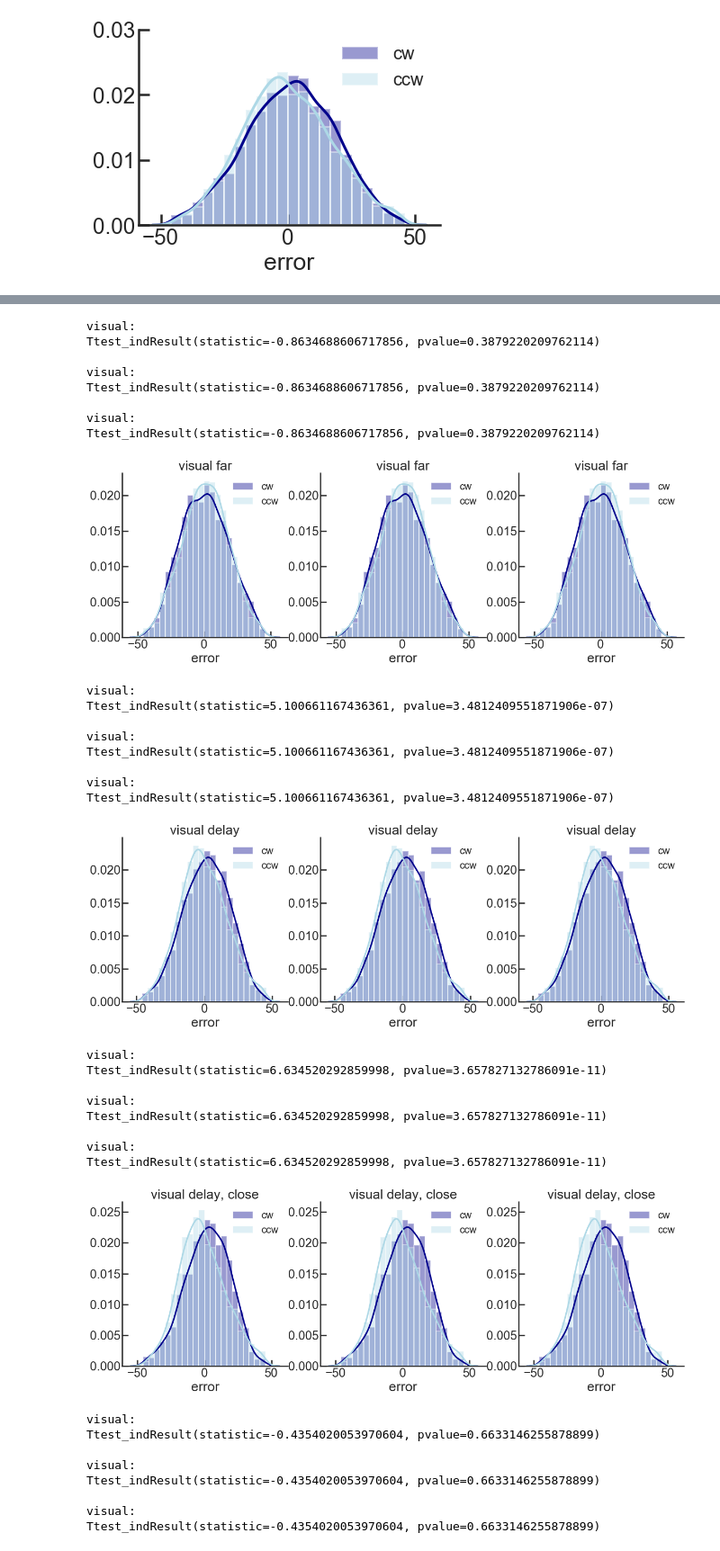
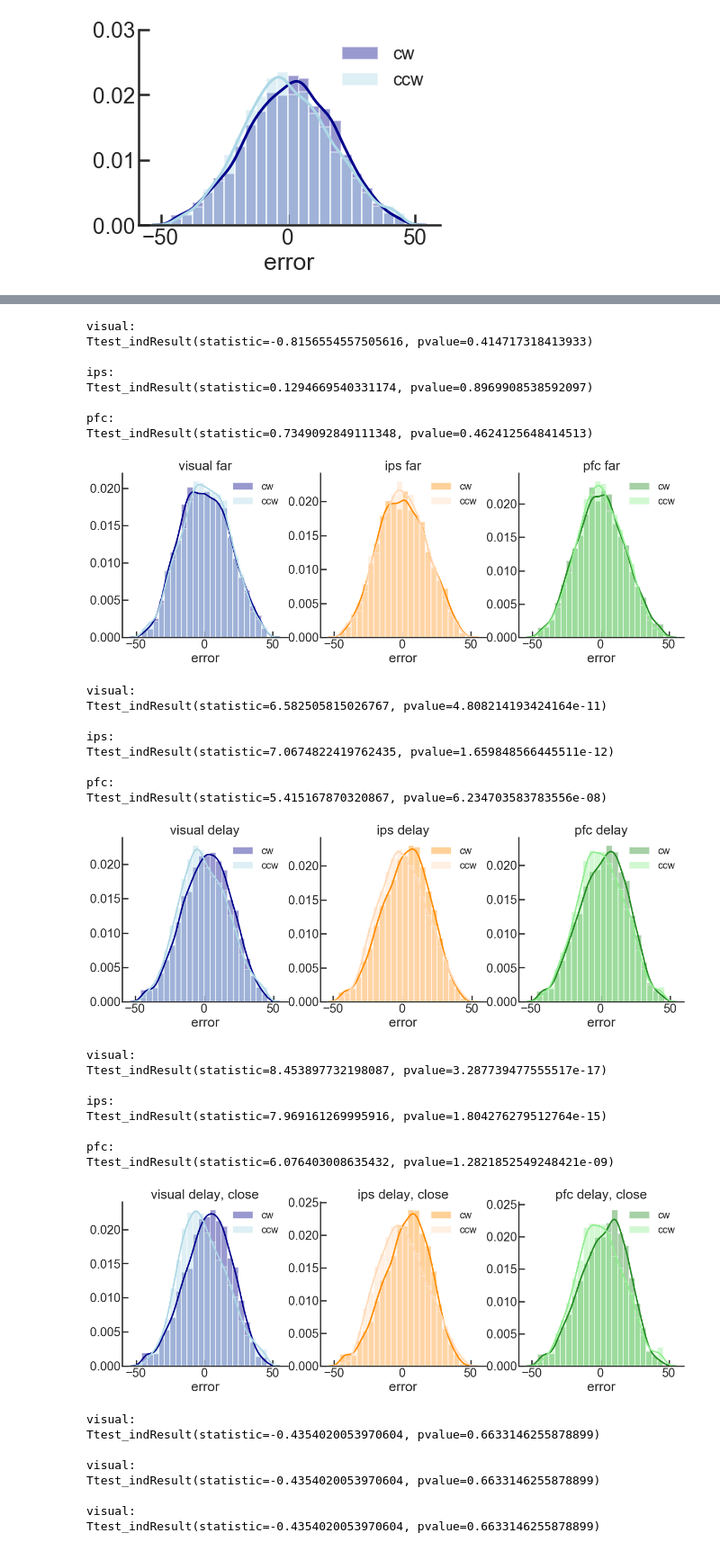
Before and after one commit to davidbestue/encoding, a Jupyter notebook: scripts/plots/IEM/Angle_decoding_popvector.ipynb, the cells around one changed output, grey strips where cells are left out. Shown at 90% size. Cells and saved outputs as stored; diff of their text form; code cells hidden in the pictures.

```diff
--- a/scripts/plots/IEM/Angle_decoding_popvector.ipynb
+++ b/scripts/plots/IEM/Angle_decoding_popvector.ipynb
@@ -146,7 +149,7 @@ ax3 = f.add_subplot(133)
 axes=[ax1,ax2,ax3]
 
 
-for idx, region_ in enumerate(['visual', 'visual', 'visual']):
+for idx, region_ in enumerate(['visual', 'ips', 'pfc']):
     plt.subplot(int(str(13) + str(idx+1)))
     cw_data = df.loc[(df['sign_dist']=='cw') & (df['brain_region']==region_)].error[~np.isnan(df.loc[(df['sign_dist']=='cw') & (df['brain_region']==region_)].error)]
     ccw_data = df.loc[(df['sign_dist']=='ccw') & (df['brain_region']==region_)].error[~np.isnan(df.loc[(df['sign_dist']=='ccw') & (df['brain_region']==region_)].error)]
@@ -200,7 +203,7 @@ ax3 = f.add_subplot(133)
 axes=[ax1,ax2,ax3]
 
 
-for idx, region_ in enumerate(['visual', 'visual', 'visual']):
+for idx, region_ in enumerate(['visual', 'ips', 'pfc']):
     plt.subplot(int(str(13) + str(idx+1)))
     cw_data = df.loc[(df['sign_dist']=='cw') & (df['brain_region']==region_) & (df['distractor_distance_abs']<45)].error[~np.isnan(df.loc[(df['sign_dist']=='cw') & (df['brain_region']==region_) & (df['distractor_distance_abs']<45)].error)]
     ccw_data = df.loc[(df['sign_dist']=='ccw') & (df['brain_region']==region_)& (df['distractor_distance_abs']<45)].error[~np.isnan(df.loc[(df['sign_dist']=='ccw') & (df['brain_region']==region_) & (df['distractor_distance_abs']<45)].error)]
@@ -254,7 +257,7 @@ ax3 = f.add_subplot(133)
 axes=[ax1,ax2,ax3]
 
 
-for idx, region_ in enumerate(['visual', 'visual', 'visual']):
+for idx, region_ in enumerate(['visual', 'ips', 'pfc']):
     plt.subplot(int(str(13) + str(idx+1)))
     cw_data = df.loc[(df['sign_dist']=='cw') & (df['brain_region']==region_) & (df['distractor_distance_abs']>45)].error[~np.isnan(df.loc[(df['sign_dist']=='cw') & (df['brain_region']==region_) & (df['distractor_distance_abs']>45)].error)]
     ccw_data = df.loc[(df['sign_dist']=='ccw') & (df['brain_region']==region_)& (df['distractor_distance_abs']>45)].error[~np.isnan(df.loc[(df['sign_dist']=='ccw') & (df['brain_region']==region_) & (df['distractor_distance_abs']>45)].error)]
@@ -282,14 +285,14 @@ for idx, region_ in enumerate(['visual', 'visual', 'visual']):
 plt.show()
 # %% [output]
 visual:
-Ttest_indResult(statistic=-0.8634688606717856, pvalue=0.3879220209762114)
+Ttest_indResult(statistic=-0.8156554557505616, pvalue=0.414717318413933)
 
-visual:
-Ttest_indResult(statistic=-0.8634688606717856, pvalue=0.3879220209762114)
+ips:
+Ttest_indResult(statistic=0.1294669540331174, pvalue=0.8969908538592097)
 
-visual:
-Ttest_indResult(statistic=-0.8634688606717856, pvalue=0.3879220209762114)
+pfc:
+Ttest_indResult(statistic=0.7349092849111348, pvalue=0.4624125648414513)
-[figure, old version]
+[figure, new version]
 # %%
 ## All trials (close and far) & delay period TRs
 
@@ -308,7 +311,7 @@ ax3 = f.add_subplot(133)
 axes=[ax1,ax2,ax3]
 
 
-for idx, region_ in enumerate(['visual', 'visual', 'visual']):
+for idx, region_ in enumerate(['visual', 'ips', 'pfc']):
     plt.subplot(int(str(13) + str(idx+1)))
     cw_data = df.loc[(df['sign_dist']=='cw') & (df['brain_region']==region_) & ((df['TR']>= 9.34) & (df['TR']<= 23.35))].error[~np.isnan(df.loc[(df['sign_dist']=='cw') & (df['brain_region']==region_) & ((df['TR']>= 9.34) & (df['TR']<= 23.35))].error)]
     ccw_data = df.loc[(df['sign_dist']=='ccw') & (df['brain_region']==region_) & ((df['TR']>= 9.34) & (df['TR']<= 23.35))].error[~np.isnan(df.loc[(df['sign_dist']=='ccw') & (df['brain_region']==region_) & ((df['TR']>= 9.34) & (df['TR']<= 23.35))].error)]
@@ -336,14 +339,14 @@ for idx, region_ in enumerate(['visual', 'visual', 'visual']):
 plt.show()
 # %% [output]
 visual:
-Ttest_indResult(statistic=5.100661167436361, pvalue=3.4812409551871906e-07)
+Ttest_indResult(statistic=6.582505815026767, pvalue=4.808214193424164e-11)
 
-visual:
-Ttest_indResult(statistic=5.100661167436361, pvalue=3.4812409551871906e-07)
+ips:
+Ttest_indResult(statistic=7.0674822419762435, pvalue=1.659848566445511e-12)
 
-visual:
-Ttest_indResult(statistic=5.100661167436361, pvalue=3.4812409551871906e-07)
+pfc:
+Ttest_indResult(statistic=5.415167870320867, pvalue=6.234703583783556e-08)
-[figure, old version]
+[figure, new version]
 # %%
 ## Close trials & delay period TRs
 
@@ -362,42 +365,42 @@ ax3 = f.add_subplot(133)
 axes=[ax1,ax2,ax3]
 
 
-for idx, region_ in enumerate(['visual', 'visual', 'visual']):
+for idx, region_ in enumerate(['visual', 'ips', 'pfc']):
     plt.subplot(int(str(13) + str(idx+1)))
     cw_data = df.loc[(df['sign_dist']=='cw') & (df['brain_region']==region_) & ((df['TR']>= 9.34) & (df['TR']<= 23.35)) & (df['distractor_distance_abs']<45)].error[~np.isnan(df.loc[(df['sign_dist']=='cw') & (df['brain_region']==region_) & ((df['TR']>= 9.34) & (df['TR']<= 23.35)) & (df['distractor_distance_abs']<45)].error)]
     ccw_data = df.loc[(df['sign_dist']=='ccw') & (df['brain_region']==region_) & ((df['TR']>= 9.34) & (df['TR']<= 23.35)) & (df['distractor_distance_abs']<45)].error[~np.isnan(df.loc[(df['sign_dist']=='ccw') & (df['brain_region']==region_) & ((df['TR']>= 9.34) & (df['TR']<= 23.35)) & (df['distractor_distance_abs']<45)].error)]
 
     print(region_ + ':   ' )
     print(stats.ttest_ind(cw_data, ccw_data))
     print(' ')
 
     if fit_ == 'gaussian':
         sns.distplot(cw_data,  color=colors_[region_][0], label='cw', ax=axes[idx], bins=np.linspace(-50,50,25), fit=norm, kde=False, fit_kws={"color":colors_[region_][0], 'linewidth':4})
         sns.distplot( ccw_data,  color=colors_[region_][1], label='ccw', ax=axes[idx], bins=np.linspace(-50,50,25), fit=norm, kde=False, fit_kws={"color":colors_[region_][1], 'linewidth':4})
     else:
         sns.distplot( cw_data,  color=colors_[region_][0], label='cw',  ax=axes[idx], bins=np.linspace(-50,50,25))
         sns.distplot( ccw_data,  color=colors_[region_][1], label='ccw',   ax=axes[idx],bins=np.linspace(-50,50,25))
 
 
     plt.legend(frameon=False, loc=1, fontsize=20)
     plt.gca().spines['right'].set_visible(False)  # aesthetics                                                                              # remove right spines
     plt.gca().spines['top'].set_visible(False)                                                                                  # remove top spines
     plt.gca().get_xaxis().tick_bottom()
     plt.gca().get_yaxis().tick_left()
     plt.gca().tick_params(direction='in') #direction
     plt.gca().set_title(region_ + ' delay, close')
 
 plt.show()
 # %% [output]
 visual:
-Ttest_indResult(statistic=6.634520292859998, pvalue=3.657827132786091e-11)
+Ttest_indResult(statistic=8.453897732198087, pvalue=3.287739477555517e-17)
 
-visual:
-Ttest_indResult(statistic=6.634520292859998, pvalue=3.657827132786091e-11)
+ips:
+Ttest_indResult(statistic=7.969161269995916, pvalue=1.804276279512764e-15)
 
-visual:
-Ttest_indResult(statistic=6.634520292859998, pvalue=3.657827132786091e-11)
+pfc:
+Ttest_indResult(statistic=6.076403008635432, pvalue=1.2821852549248421e-09)
-[figure, old version]
+[figure, new version]
 # %%
 ## Far trials & delay period TRs
 
```
Also changed, not shown: parts of 3 cells of this notebook.
